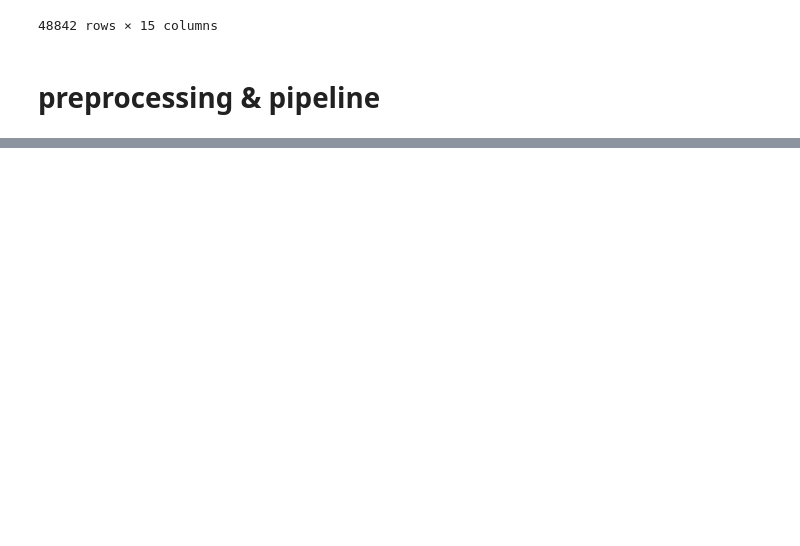
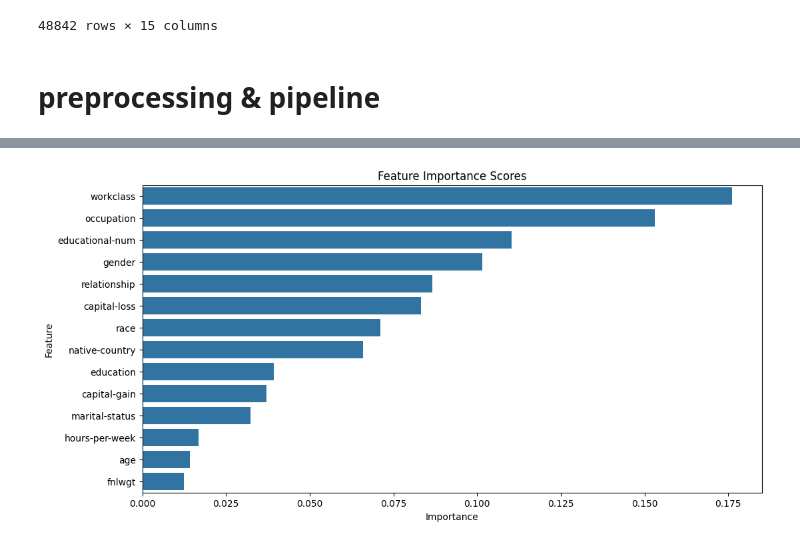
Before and after one commit to ConstanceGlly/Interpretability_and_Fairness_Income, a Jupyter notebook: EDA/Models.ipynb, the cells around one changed output, grey strips where cells are left out. Drawn from its saved outputs; the diff is of its cells as text; code cells hidden in the pictures; blank space fills up the shorter version.

```diff
--- a/EDA/Models.ipynb
+++ b/EDA/Models.ipynb
@@ -195,0 +174,10 @@ def sum_categorical_feature_importance(feature_importance, one_hot_feature_names
+# %%
+# Create a bar plot of feature importance
+plt.figure(figsize=(12, 6))
+sns.barplot(x="Importance", y="Feature", data=feature_importance_df)
+plt.xlabel("Importance")
+plt.ylabel("Feature")
+plt.title("Feature Importance Scores")
+plt.show()
+# %% [output]
+[figure, added]
```
Also changed, not shown: parts of 16 cells of this notebook, 1 other file.
